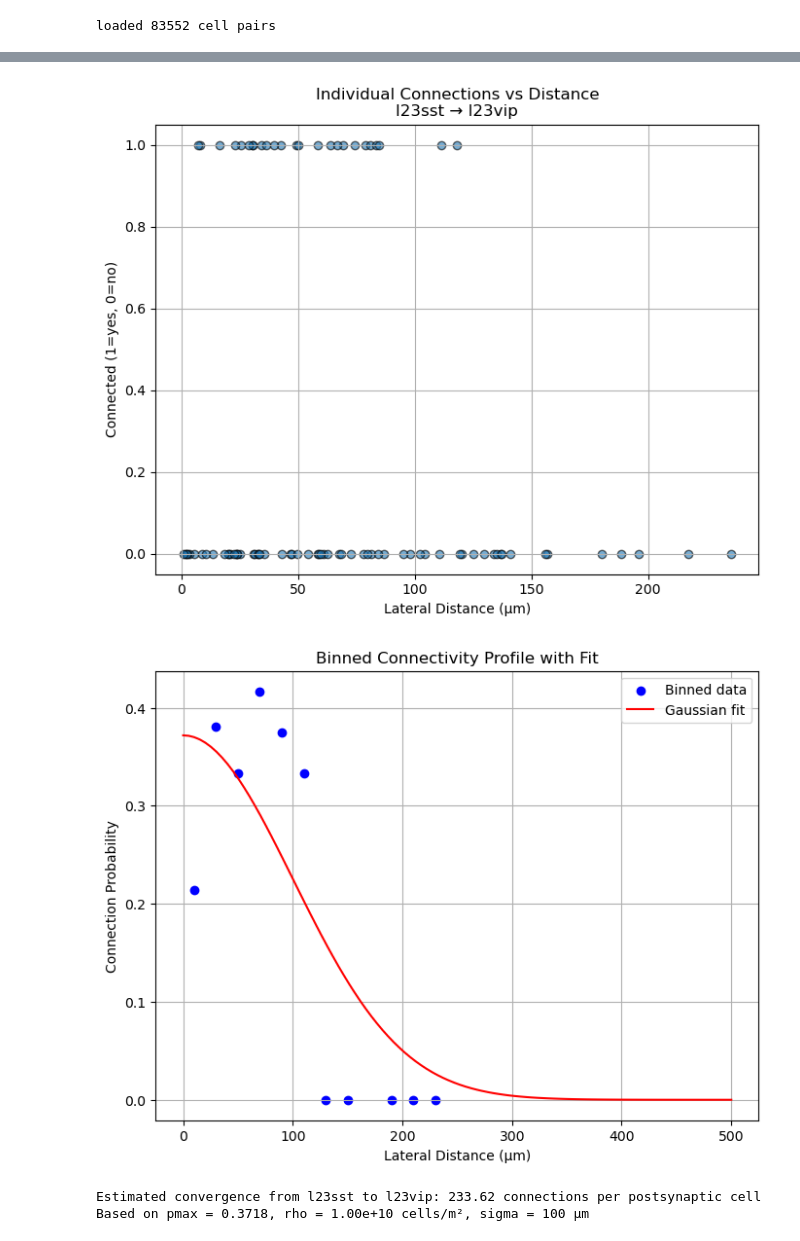
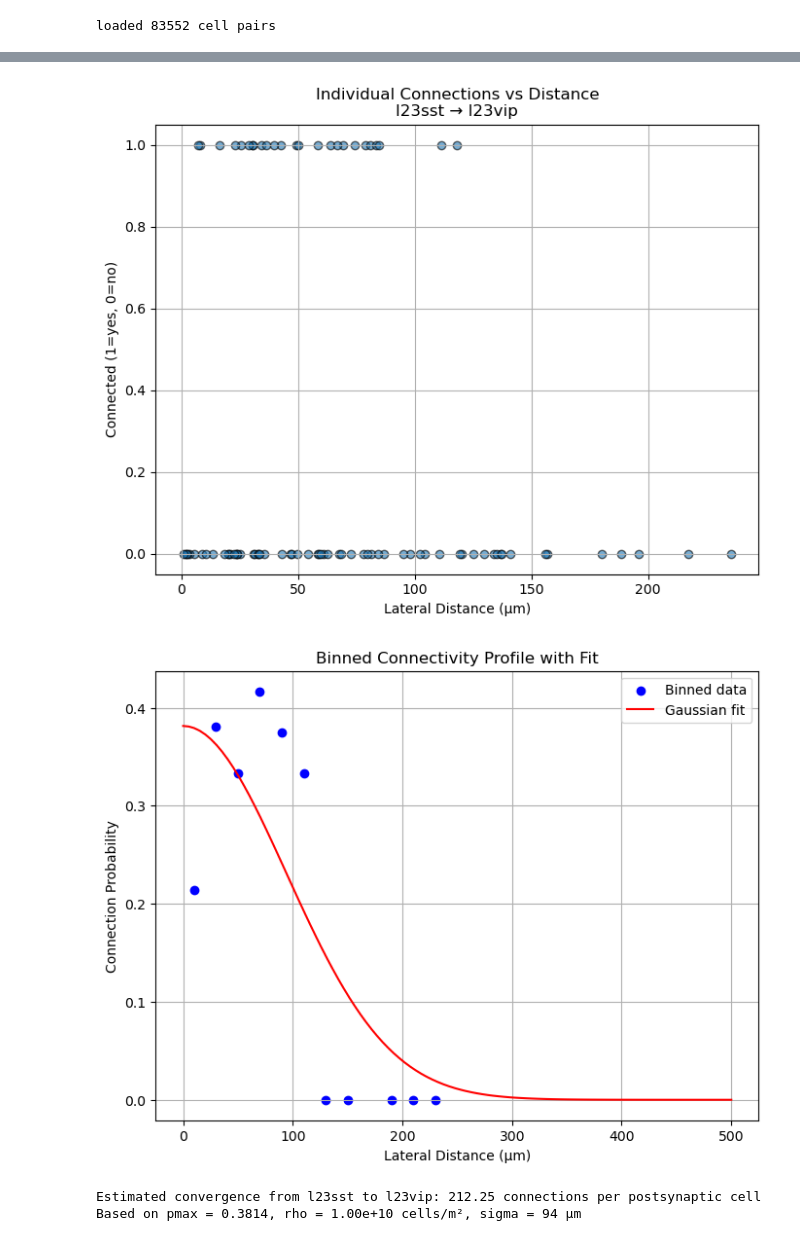
Before and after one commit to cyneuro/Allen-Database-Notebooks, a Jupyter notebook: Connections/connections.ipynb, the cells around one changed output, grey strips where cells are left out. Saved outputs shown, nothing was run; the diff lists cells and outputs as text; code cells hidden in the pictures.

Commit message:
added code for using allen fitted sigma value

```diff
--- a/Connections/connections.ipynb
+++ b/Connections/connections.ipynb
@@ -42,22 +51,23 @@ cell_classes = {name:CellClass(name=name, **criteria) for name,criteria in cell_
 # %%
-# pick cell class we want to analysis
+# Group all cells by selected classes
+cell_groups = classify_cells(cell_classes.values(), pairs=mouse_pairs)
 
-pre_class = cell_classes['l23sst']
-post_class = cell_classes['l23vip']
-sigma = 100e-6 # sigma E2E 127, E2I 99, I2E 96 I2I 126 from Allen Paper doesn't matter much though
-# rho = Cell density
-# density of pre_class cells (presynaptic cells)
-# For SST cells in mouse V1, density is ~10^4 cells/mm² lets say
-rho = 1e4 * 1e6  # cells per m² (10^4 cells/mm² * 10^6 mm²/m²)
+# Group pairs into (pre_class, post_class) groups
+pair_groups = classify_pairs(mouse_pairs, cell_groups)
+
+# analyze matrix elements with fitted Gaussian model
+results = measure_connectivity(pair_groups, sigma=None, fit_model=GaussianModel, dist_measure='lateral_distance')
+
+# Get fitted parameters for the selected pair
+fitted_pmax = results[pre_class, post_class]['connectivity_fit'].pmax
+fitted_sigma = results[pre_class, post_class]['connectivity_fit'].size
+
+# Compute adjusted connectivity using fitted sigma
+distances = results[pre_class, post_class]['probed_distances']
+connections = results[pre_class, post_class]['connected_distances']
+mask = np.isfinite(distances) & np.isfinite(connections)
+adj_conn_prob, adj_lower_ci, adj_upper_ci = distance_adjusted_connectivity(distances[mask], connections[mask], sigma=fitted_sigma, alpha=0.05)
+results[pre_class, post_class]['adjusted_connectivity'] = (adj_conn_prob, adj_lower_ci, adj_upper_ci)
-# %%
-# Group all cells by selected classes
-cell_groups = classify_cells(cell_classes.values(), pairs=mouse_pairs)
-
-# Group pairs into (pre_class, post_class) groups
-pair_groups = classify_pairs(mouse_pairs, cell_groups)
-
-# analyze matrix elements
-results = measure_connectivity(pair_groups, sigma=sigma, dist_measure='lateral_distance')
 # %% [markdown]
 ## Explanation of Connection Probability Metrics
 
@@ -96,36 +108,36 @@ connections = results[pre_class, post_class]['connected_distances']
 
 # Compute binned connectivity profile
 bin_edges = np.arange(0, 500e-6, 20e-6)
 xvals, prop, lower, upper = connectivity_profile(connections.astype(float), distances, bin_edges)
 bin_centers = (bin_edges[:-1] + bin_edges[1:]) / 2
 
-# Gaussian fit parameters
+# Gaussian fit parameters using fitted sigma
 pmax = results[pre_class, post_class]['adjusted_connectivity'][0]
 d_fit = np.linspace(0, 500e-6, 100)
-p_fit = pmax * np.exp(-d_fit**2 / (2 * sigma**2))
+p_fit = pmax * np.exp(-d_fit**2 / (2 * fitted_sigma**2))
 
 # First figure: Scatter plot of individual connections
 plt.figure(figsize=(8, 6))
 plt.scatter(distances * 1e6, connections, alpha=0.6, edgecolors='k')
 plt.xlabel('Lateral Distance (μm)')
 plt.ylabel('Connected (1=yes, 0=no)')
 plt.title(f'Individual Connections vs Distance\n{pre_class} → {post_class}')
 plt.grid(True)
 plt.show()
 
 # Second figure: Binned profile with Gaussian fit
 plt.figure(figsize=(8, 6))
 plt.scatter(bin_centers * 1e6, prop, color='blue', label='Binned data')
 plt.plot(d_fit * 1e6, p_fit, 'r-', label='Gaussian fit')
 plt.xlabel('Lateral Distance (μm)')
 plt.ylabel('Connection Probability')
 plt.title('Binned Connectivity Profile with Fit')
 plt.legend()
 plt.grid(True)
 plt.show()
 # %% [output]
 [figure]
-[figure, old version]
+[figure, new version]
 # %%
 # Assuming uniform cell distribution, let's solve for convergence onto a cell using Gaussian distance rule
 
@@ -134,10 +146,10 @@ pmax = results[pre_class, post_class]['adjusted_connectivity'][0]
 
 # Expected convergence C = pmax * rho * 2 * pi * sigma²
 # This is a 2D calculation since cortical connections use lateral distance
-convergence = pmax * rho * 2 * np.pi * sigma**2
+convergence = pmax * rho * 2 * np.pi * fitted_sigma**2
 
 print(f"Estimated convergence from {pre_class} to {post_class}: {convergence:.2f} connections per postsynaptic cell")
-print(f"Based on pmax = {pmax:.4f}, rho = {rho:.2e} cells/m², sigma = {sigma*1e6:.0f} μm")
+print(f"Based on pmax = {pmax:.4f}, rho = {rho:.2e} cells/m², sigma = {fitted_sigma*1e6:.0f} μm")
 # %% [output]
-Estimated convergence from l23sst to l23vip: 233.62 connections per postsynaptic cell
-Based on pmax = 0.3718, rho = 1.00e+10 cells/m², sigma = 100 μm
+Estimated convergence from l23sst to l23vip: 212.25 connections per postsynaptic cell
+Based on pmax = 0.3814, rho = 1.00e+10 cells/m², sigma = 94 μm
```
Also changed, not shown: parts of 4 cells of this notebook.
